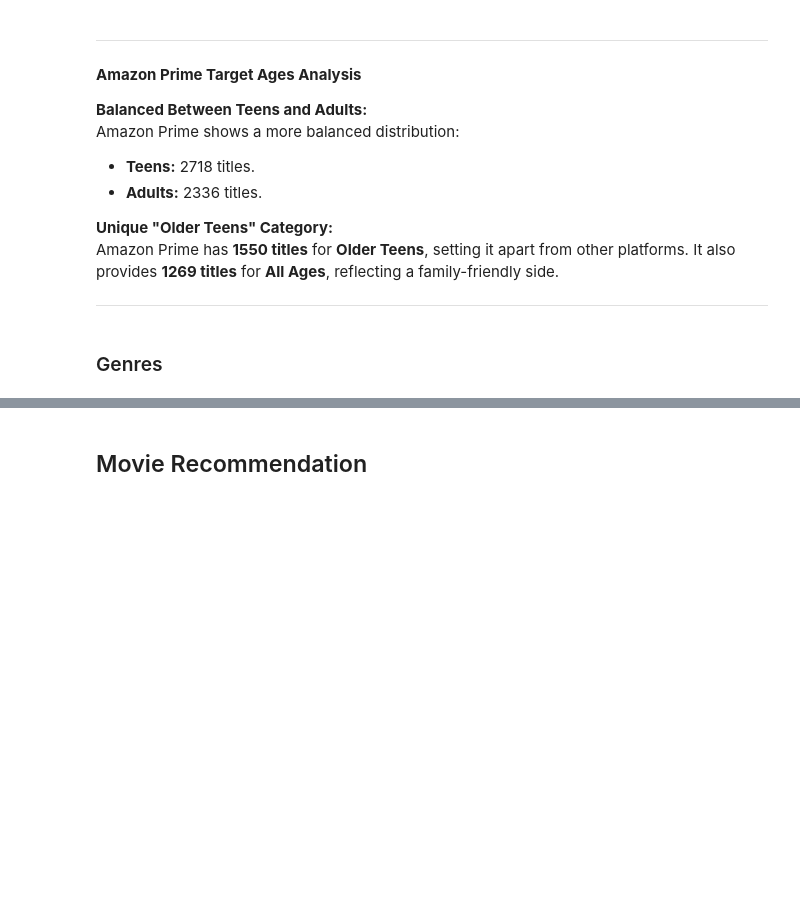
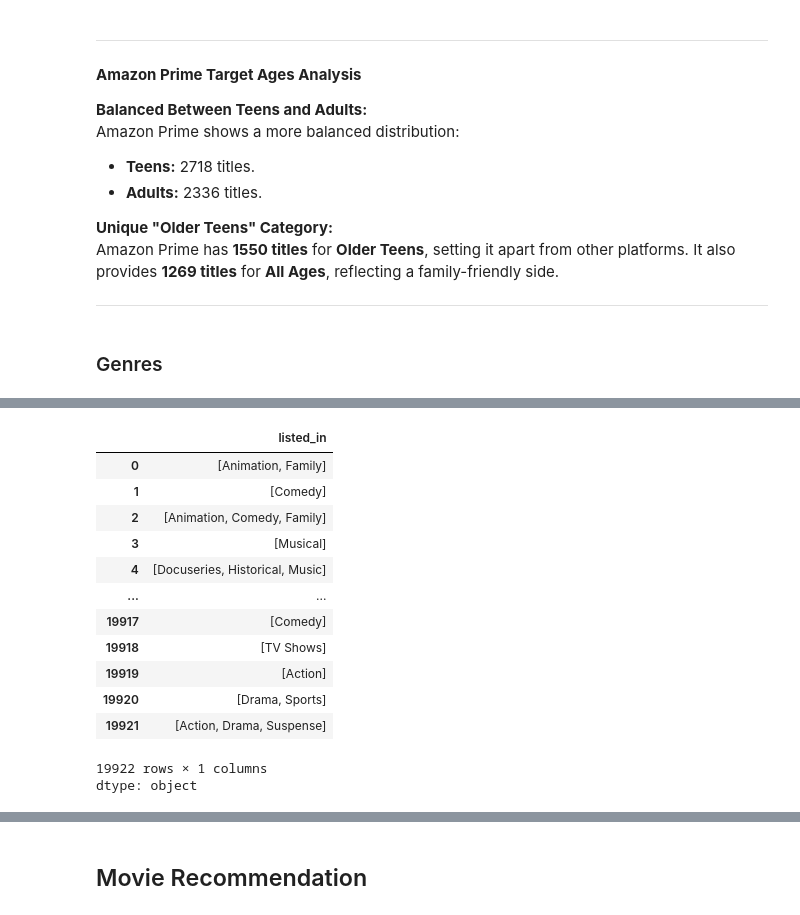
Before and after one commit to Pineappledeydre/streaming_platforms, a Jupyter notebook: Streaming_Platform_Analysis.ipynb, the cells around one changed output, grey strips where cells are left out. Drawn from its saved outputs; the diff is of its cells as text; code cells hidden in the pictures; blank space fills up the shorter version.

```diff
--- a/Streaming_Platform_Analysis.ipynb
+++ b/Streaming_Platform_Analysis.ipynb
@@ -1554,0 +1510,17 @@ See the caveats in the documentation: https://pandas.pydata.org/pandas-docs/stab
+# %%
+df_mutual['listed_in'].apply(lambda x: x.replace(' ,', ',').replace(', ', ',').replace('dramas', 'drama').split(','))
+# %% [output]
+|  | listed_in |
+| 0 | [Animation, Family] |
+| 1 | [Comedy] |
+| 2 | [Animation, Comedy, Family] |
+| 3 | [Musical] |
+| 4 | [Docuseries, Historical, Music] |
+| ... | ... |
+| 19917 | [Comedy] |
+| 19918 | [TV Shows] |
+| 19919 | [Action] |
+| 19920 | [Drama, Sports] |
+| 19921 | [Action, Drama, Suspense] |
+19922 rows × 1 columns
+dtype: object
```
Also changed, not shown: parts of 12 cells of this notebook.
